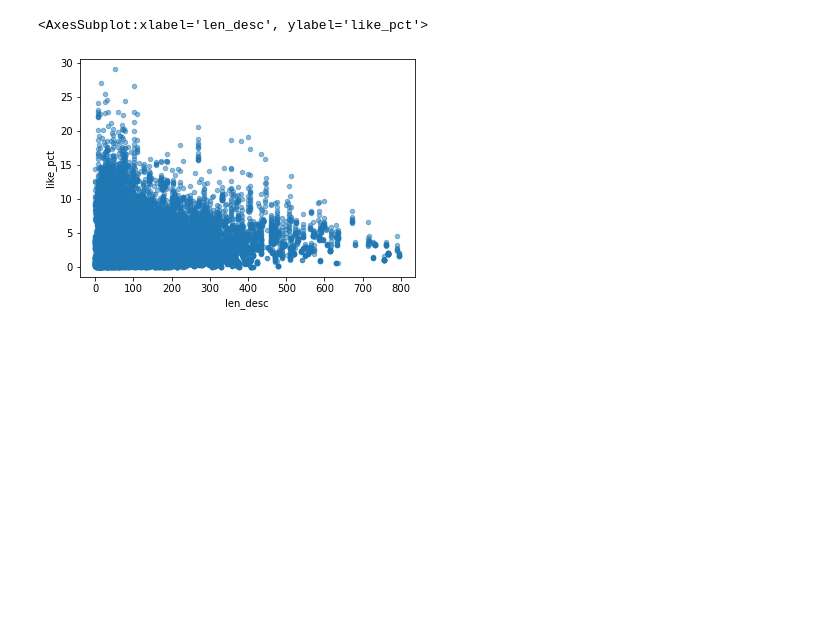
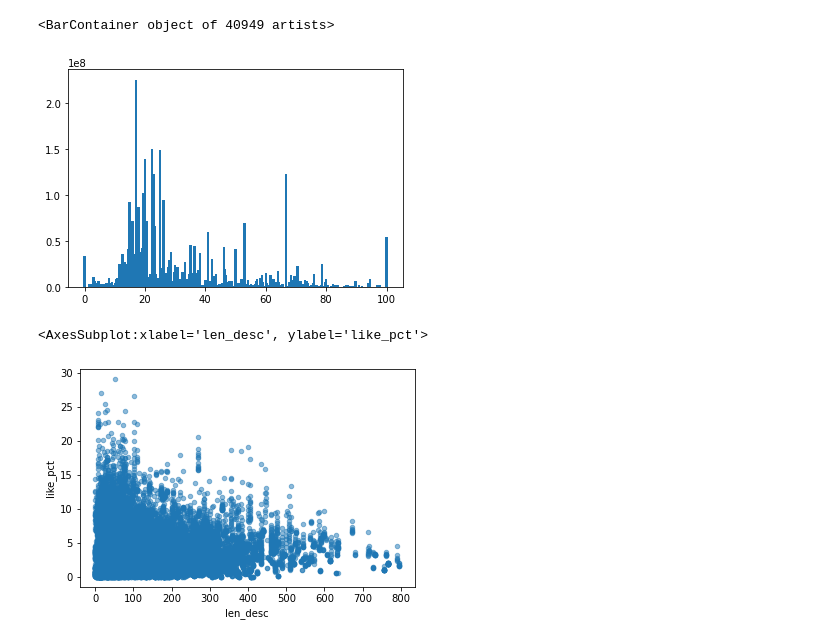
Before and after one commit to danielosetiawan/YouTube-EDA, a Jupyter notebook: youtube ipynb.ipynb, the cells around one changed output. Cells and saved outputs as stored; diff of their text form; code cells hidden in the pictures; blank space fills up the shorter version.

```diff
--- a/youtube ipynb.ipynb
+++ b/youtube ipynb.ipynb
@@ -126,3 +165,8 @@ plt.scatter(pct_cap, np.log(us_df['trending_delta'].dt.days))
+# %%
+plt.bar(pct_cap * 100, us_df['views'])
+# %% [output]
+<BarContainer object of 40949 artists>
+[figure, added]
 # %%
 us_df.plot.scatter('len_desc', 'like_pct', alpha=0.5)
 # %% [output]
```
Also changed, not shown: parts of 21 cells of this notebook.
